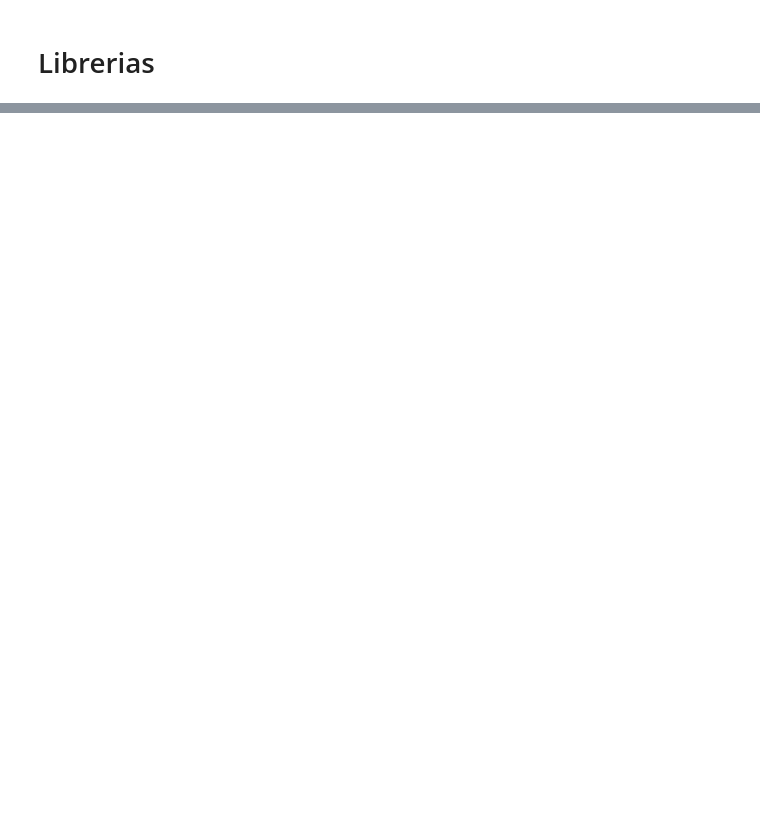
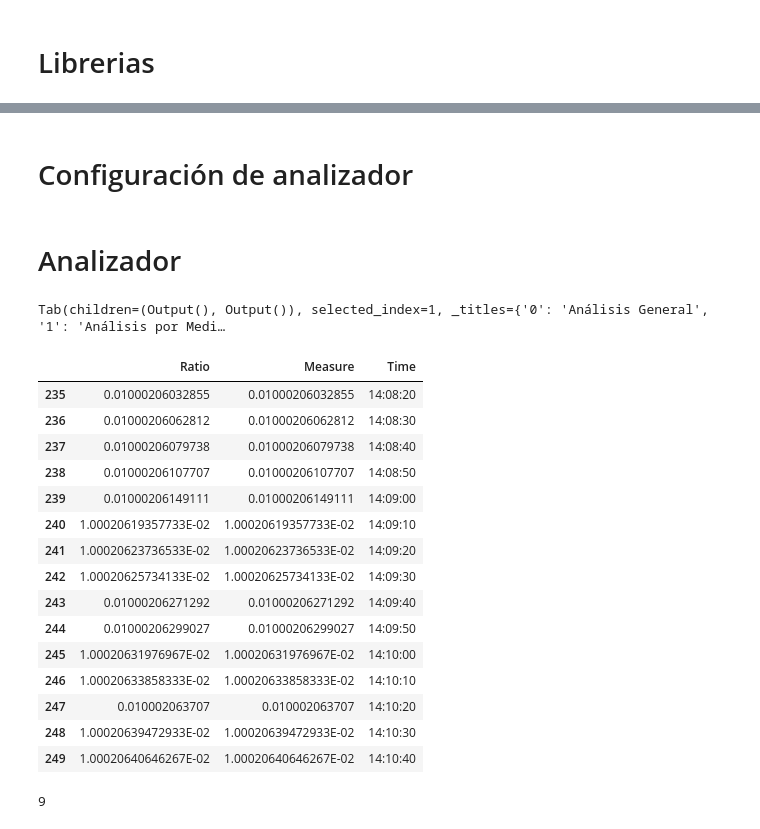
Before and after one commit to nbrunella19/CIINTI, a Jupyter notebook: CIINTI.ipynb, the cells around one changed output, grey strips where cells are left out. Cells and saved outputs as stored; diff of their text form; code cells hidden in the pictures; blank space fills up the shorter version.

```diff
--- a/CIINTI.ipynb
+++ b/CIINTI.ipynb
@@ -452,0 +526,10 @@ Opción seleccionada: 3
+# %%
+pd.set_option('display.float_format', '{:.12f}'.format)
+if Sonda==2:
+          df_show = pd.DataFrame({'Medición': t_x_full,'Resistencia Media (Ω)':measure_fixed_T,'Incertidumbre (ppm)':stdList_T, 'Temp. Medida con Rosemount (°C)': TempListString_S1,'Temp. Medida con LPC PT100-02 (°C)': TempListString_S2, 'Fecha de inicio' :StartDateList,'Horario de Inicio': StartHourList,'Fecha de Finalización' :StopDateList,'Horario de Finalización': StopHourList})
+elif Sonda==1:
+          df_show = pd.DataFrame({'Medición': t_x_full,'Resistencia Media (Ω)':measure_fixed_T,'Incertidumbre (ppm)':stdList_T, 'Temp. Medida con LPC PT100-02  (°C)': TempListString_S2, 'Fecha de inicio' :StartDateList,'Horario de Inicio': StartHourList,'Fecha de Finalización' :StopDateList,'Horario de Finalización': StopHourList})
+elif Sonda==0:
+          df_show = pd.DataFrame({'Medición': t_x_full,'Resistencia Media (Ω)':measure_fixed_T,'Incertidumbre (ppm)':stdList_T, 'Temp. Medida con Rosemount (°C)': TempListString_S1, 'Fecha de inicio' :StartDateList,'Horario de Inicio': StartHourList,'Fecha de Finalización' :StopDateList,'Horario de Finalización': StopHourList})
+# %% [markdown]
+# Configuración de analizador
@@ -452,0 +686,23 @@ Opción seleccionada: 3
+# %% [markdown]
+# Analizador
+# %%
+display(tab)
+# %% [output]
+Tab(children=(Output(), Output()), selected_index=1, _titles={'0': 'Análisis General', '1': 'Análisis por Medi…
+|  | Ratio | Measure | Time |
+| 235 | 0.01000206032855 | 0.01000206032855 | 14:08:20 |
+| 236 | 0.01000206062812 | 0.01000206062812 | 14:08:30 |
+| 237 | 0.01000206079738 | 0.01000206079738 | 14:08:40 |
+| 238 | 0.01000206107707 | 0.01000206107707 | 14:08:50 |
+| 239 | 0.01000206149111 | 0.01000206149111 | 14:09:00 |
+| 240 | 1.00020619357733E-02 | 1.00020619357733E-02 | 14:09:10 |
+| 241 | 1.00020623736533E-02 | 1.00020623736533E-02 | 14:09:20 |
+| 242 | 1.00020625734133E-02 | 1.00020625734133E-02 | 14:09:30 |
+| 243 | 0.01000206271292 | 0.01000206271292 | 14:09:40 |
+| 244 | 0.01000206299027 | 0.01000206299027 | 14:09:50 |
+| 245 | 1.00020631976967E-02 | 1.00020631976967E-02 | 14:10:00 |
+| 246 | 1.00020633858333E-02 | 1.00020633858333E-02 | 14:10:10 |
+| 247 | 0.010002063707 | 0.010002063707 | 14:10:20 |
+| 248 | 1.00020639472933E-02 | 1.00020639472933E-02 | 14:10:30 |
+| 249 | 1.00020640646267E-02 | 1.00020640646267E-02 | 14:10:40 |
+9
```
Also changed, not shown: parts of 60 cells of this notebook.
